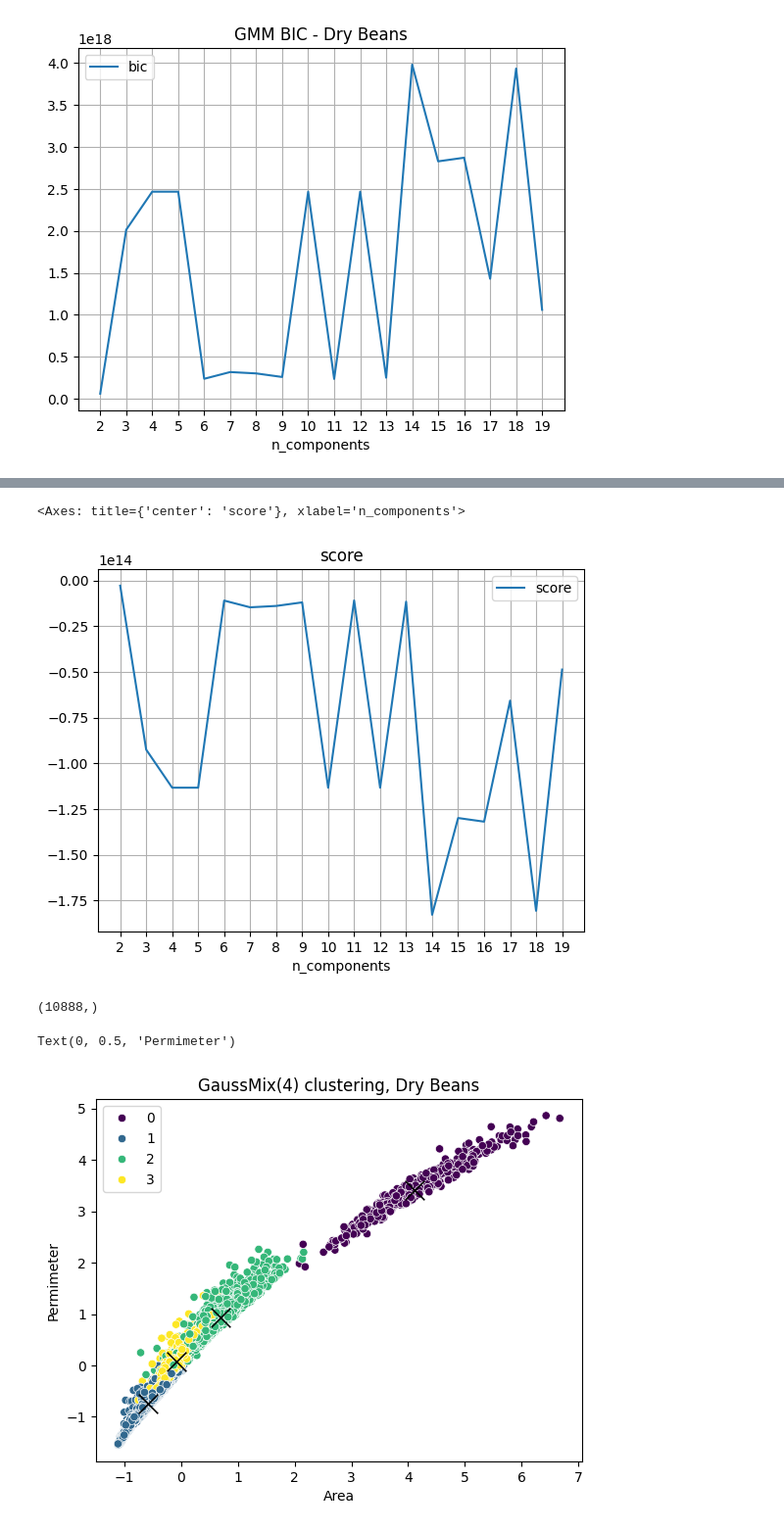
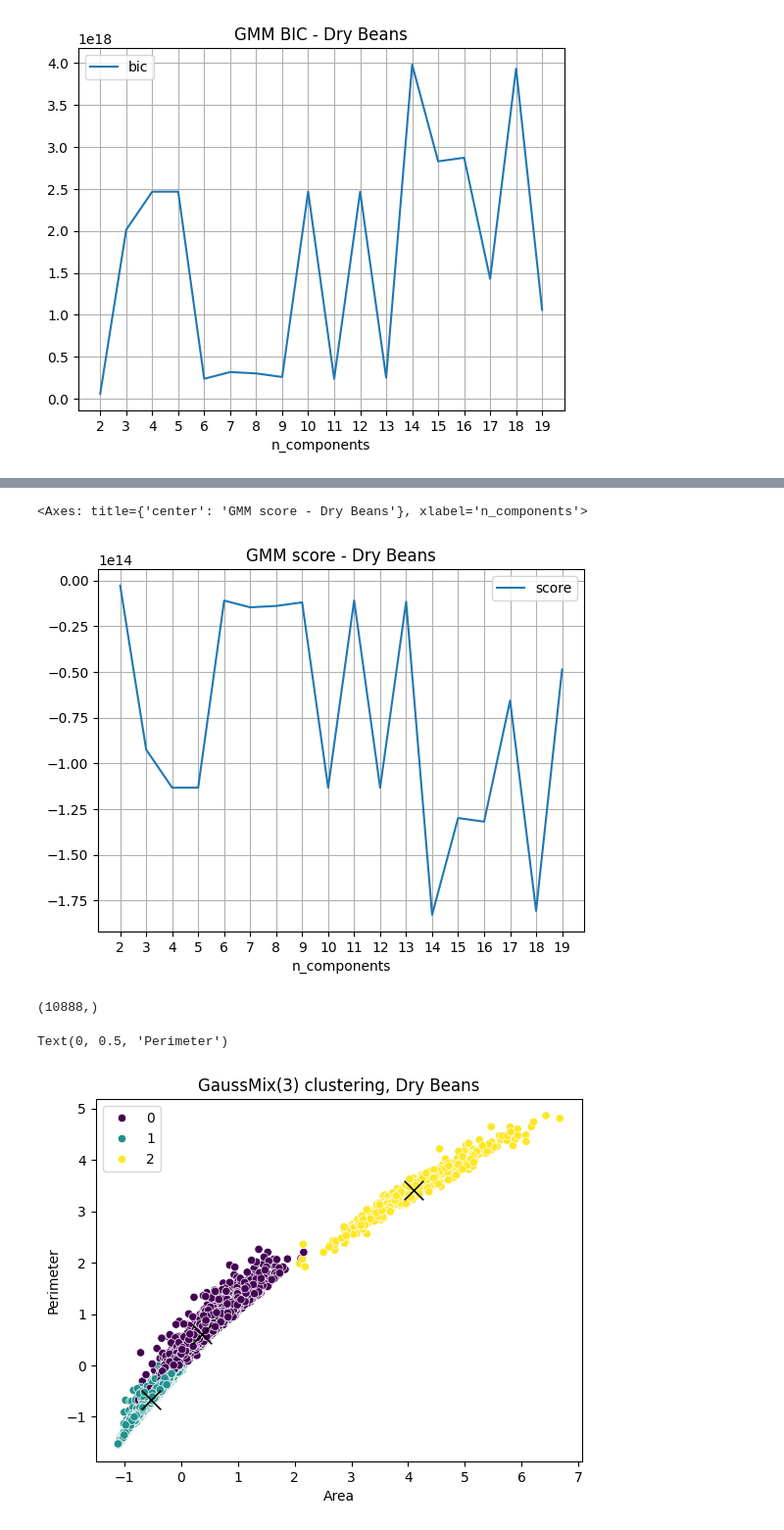
Before and after one commit to PavanKB/PS_3, a Jupyter notebook: exp_max_dry_beans.ipynb, the cells around one changed output, grey strips where cells are left out. Shown: that part at 98% size. Drawn from its saved outputs; the diff is of its cells as text; code cells hidden in the pictures.

Commit message:
update titles and coloring

```diff
--- a/exp_max_dry_beans.ipynb
+++ b/exp_max_dry_beans.ipynb
@@ -97,9 +98,13 @@ for n_components in range(2, 20):
     clus_pipeline.set_params(model__n_components=n_components)
     clus_pipeline.fit(X_train)
 
+    clus_labels = clus_pipeline.predict(X_train)
+    sil_score = silhouette_score(X_train, clus_labels)
+
     results[n_components] = {'aic': clus_pipeline.named_steps['model'].aic(X_train.values),
                              'bic': clus_pipeline.named_steps['model'].bic(X_train.values),
                              'score': clus_pipeline.named_steps['model'].score(X_train.values),
+                             'sil_score': sil_score,
                            }
 # %% [output]
 ---------- n_components: 2 ----------
@@ -130,10 +140,10 @@ results_df.plot(x='n_components', y='bic',title='GMM BIC - Dry Beans', xticks=re
 # %%
-results_df.plot(x='n_components', y='score',title='score', xticks=results_df['n_components'], grid=True)
+results_df.plot(x='n_components', y='score',title='GMM score - Dry Beans', xticks=results_df['n_components'], grid=True)
 # %% [output]
-<Axes: title={'center': 'score'}, xlabel='n_components'>
+<Axes: title={'center': 'GMM score - Dry Beans'}, xlabel='n_components'>
-[figure, old version]
+[figure, new version]
 # %%
-clus_pipeline.set_params(model__n_components=4)
+clus_pipeline.set_params(model__n_components=3)
 label = clus_pipeline.fit_predict(X_train)
 print(label.shape)
 
@@ -149,14 +159,14 @@ X_std = StandardScaler().fit_transform(X_train)
 # %%
 fig, ax = plt.subplots()
 sns.scatterplot(x=X_std[:,0], y=X_std[:,1], hue=label, palette='viridis', ax=ax)
 sns.scatterplot(x=means[:,0], y=means[:,1], color='black', s=200, marker='x', ax=ax)
 
 # for pos, covar, w in zip(means, covariances, weights):
 #         draw_ellipse(pos, covar, alpha=w * w_factor)
 
-ax.set_title("GaussMix(4) clustering, Dry Beans")
-ax.set_xlabel("Area")
-ax.set_ylabel("Permimeter")
+ax.set_title("GaussMix(3) clustering, Dry Beans")
+ax.set_xlabel(X_train.columns[0])
+ax.set_ylabel(X_train.columns[1])
 # %% [output]
-Text(0, 0.5, 'Permimeter')
+Text(0, 0.5, 'Perimeter')
-[figure, old version]
+[figure, new version]
```
Also changed, not shown: parts of 4 cells of this notebook, 4 other files.
